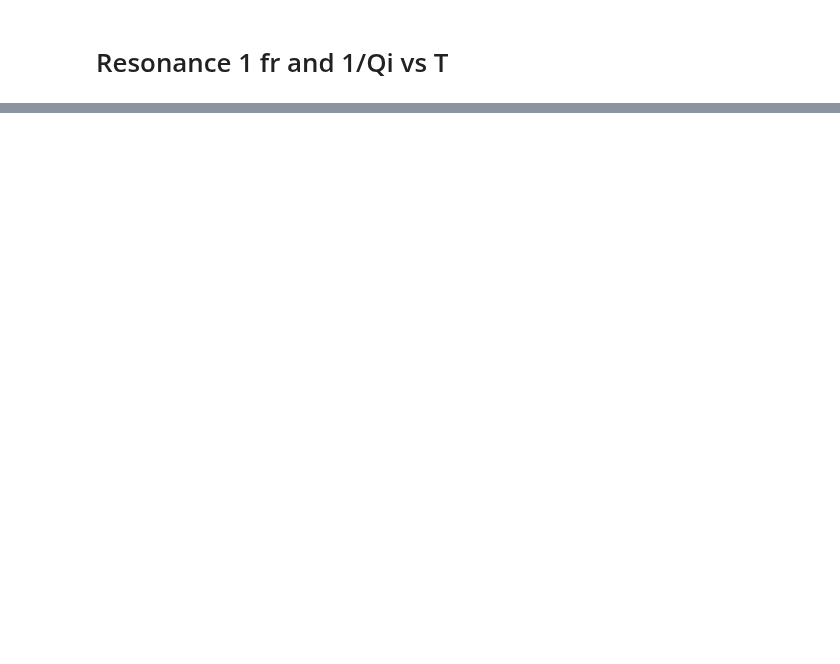
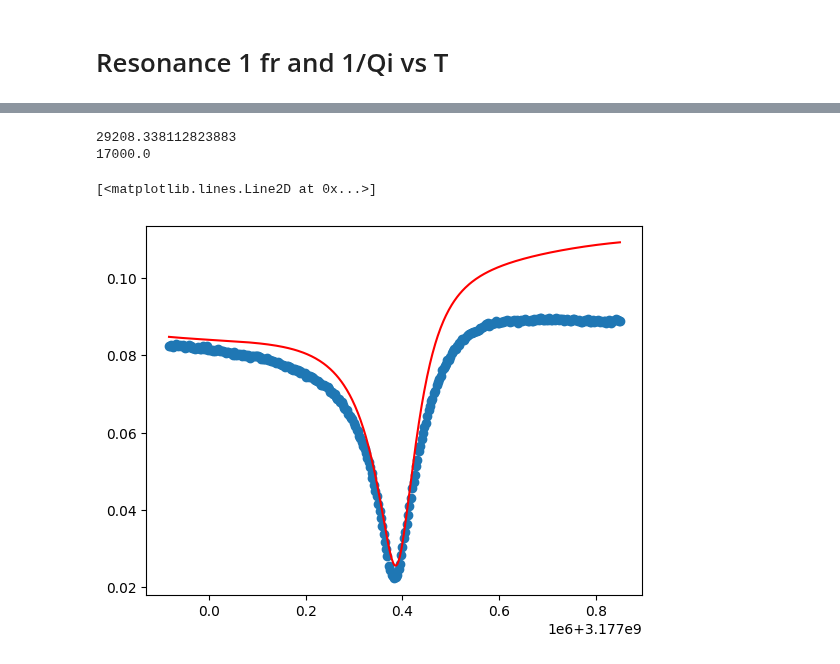
Before and after one commit to biqute/QTLab2425, a Jupyter notebook: IRdetection/Analysis/fitting_resonances_gap.ipynb, the cells around one changed output, grey strips where cells are left out. Cells and saved outputs as stored; diff of their text form; code cells hidden in the pictures; blank space fills up the shorter version.

```diff
--- a/IRdetection/Analysis/fitting_resonances_gap.ipynb
+++ b/IRdetection/Analysis/fitting_resonances_gap.ipynb
@@ -136,0 +174,26 @@ RuntimeError: The fit did not converge. All partial fits failed
+# %%
+def S21__fixed_model(f: np.ndarray) -> np.ndarray:
+
+    K = 0.09623
+    Qt = 21983
+    Qi = 88866
+    Qc = 1/(1/Qt - 1/Qi)
+    phi = -0.2369
+    f0 = 3.1774e9 - fmin
+    A = 0.0
+    B = 2.8643e-8
+    C = 8.0398e-15
+    D = -3.5988e-20
+
+    print(Qc)
+    print(f0)
+
+    return (A + B*(f-fmin) + C*(f-fmin)**2 + D*(f-fmin)**3) + K * np.abs((1 - Qt*np.abs(1/Qt - 1/Qi)*np.exp(1j*phi)/(1 + 2j*Qt*((f-fmin) - f0)/fmin)))
+
+plt.scatter(f_i, y_i)
+plt.plot(f_i, S21__fixed_model(f_i), color='red')
+# %% [output]
+29208.338112823883
+17000.0
+[<matplotlib.lines.Line2D at 0x...>]
+[figure, added]
```
Also changed, not shown: parts of 3 cells of this notebook, 2 other files.
